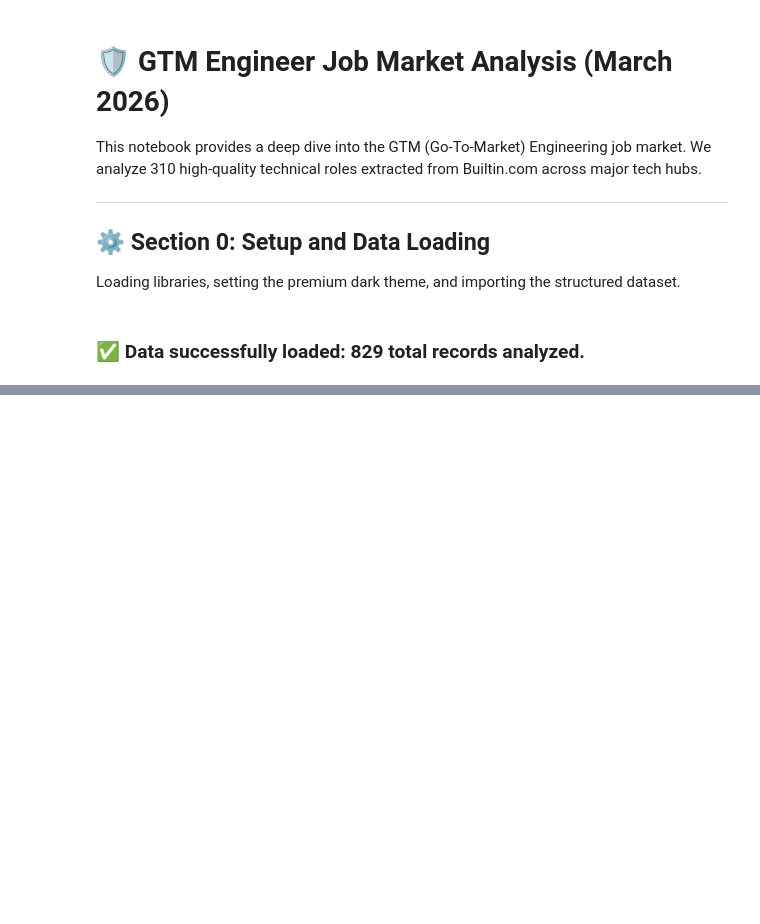
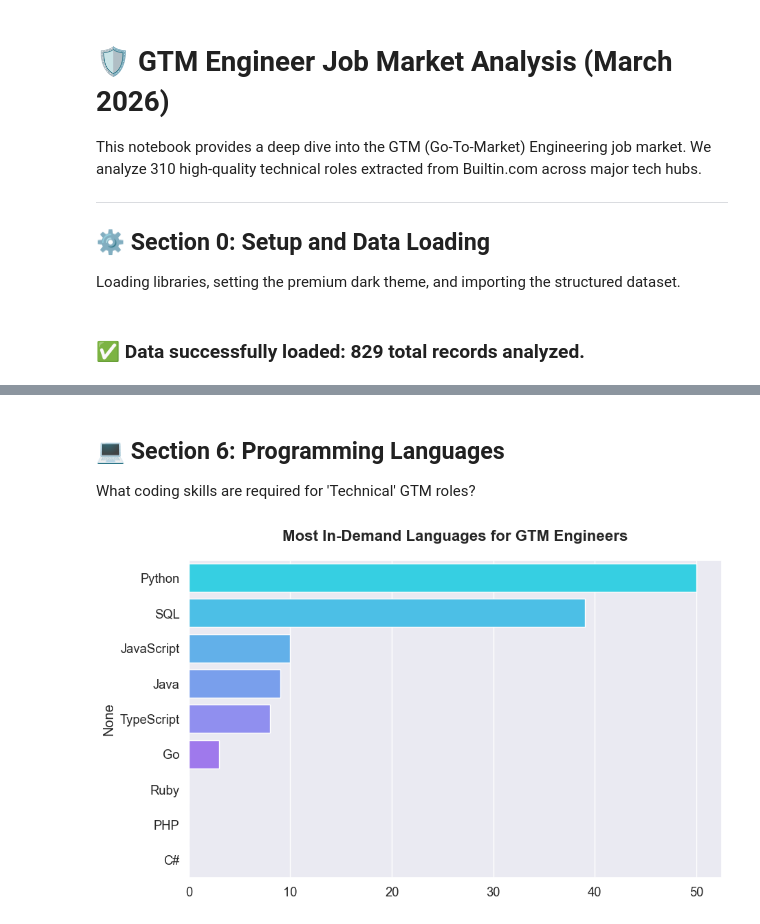
Before and after one commit to denis911/GTM-300-spartans-2026-builtin-jobs-analysis, a Jupyter notebook: analysis.ipynb, the cells around one changed output, grey strips where cells are left out. Drawn from its saved outputs; the diff is of its cells as text; code cells hidden in the pictures; blank space fills up the shorter version.

```diff
--- a/analysis.ipynb
+++ b/analysis.ipynb
@@ -159,0 +132,19 @@ plt.show()
+# %% [markdown]
+## 💻 Section 6: Programming Languages
+What coding skills are required for 'Technical' GTM roles?
+# %%
+target_langs = ['Python', 'JavaScript', 'TypeScript', 'SQL', 'Java', 'Ruby', 'Go', 'PHP', 'C#']
+lang_counts = {lang: 0 for lang in target_langs}
+for tools in df_gtm["tech_stack"].dropna():
+    if isinstance(tools, list):
+        for t in tools:
+            if t in lang_counts: lang_counts[t] += 1
+
+lang_df = pd.Series(lang_counts).sort_values(ascending=False)
+plt.figure(figsize=(10, 6))
+sns.barplot(x=lang_df.values, y=lang_df.index, hue=lang_df.index, palette="cool", legend=False)
+plt.title("Most In-Demand Languages for GTM Engineers", fontsize=16, fontweight='bold', pad=20)
+plt.savefig(os.path.join(CHART_DIR, "08_languages.png"), bbox_inches='tight', dpi=300)
+plt.show()
+# %% [output]
+[figure, added]
```
Also changed, not shown: parts of 18 cells of this notebook, 8 other files.
